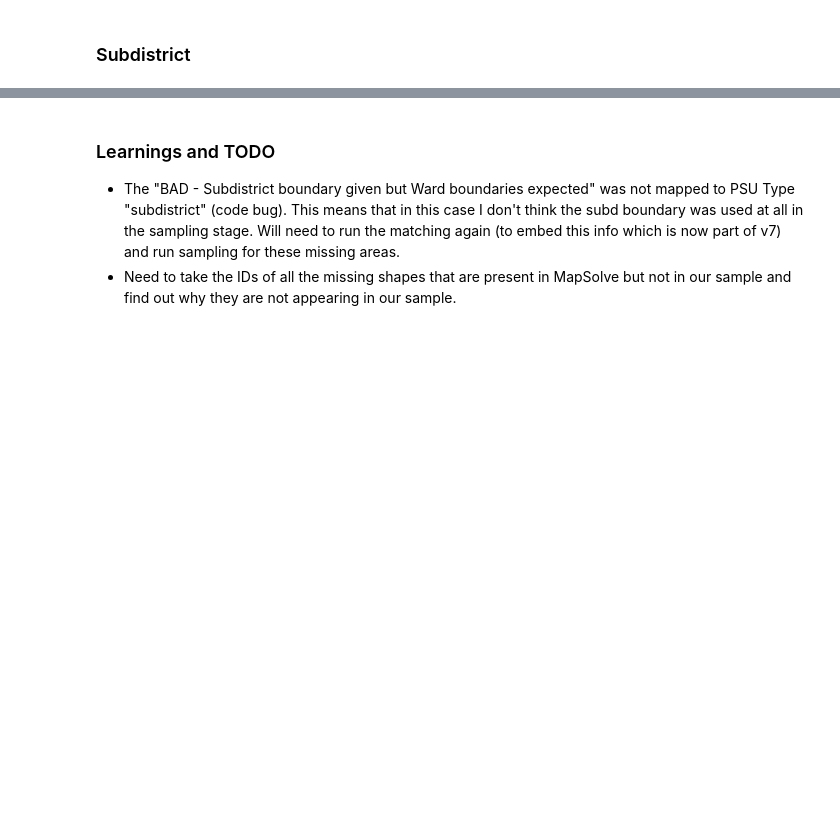
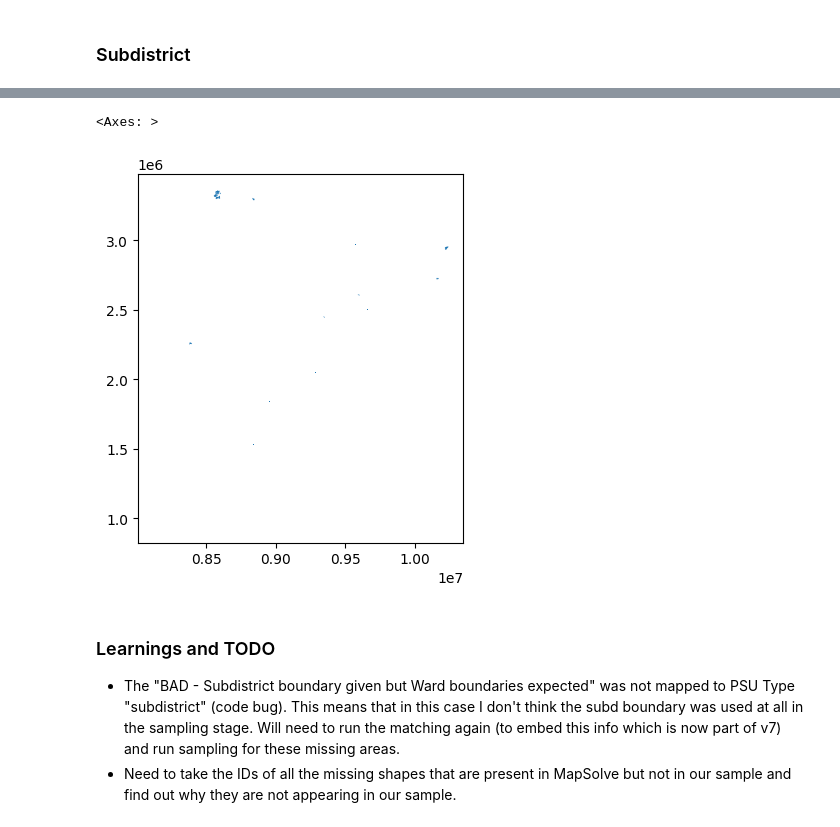
Before and after one commit to IDinsight/rooftop_sampling, a Jupyter notebook: IFS/boundary_quality_checks.ipynb, the cells around one changed output, grey strips where cells are left out. Drawn from its saved outputs; the diff is of its cells as text; code cells hidden in the pictures; blank space fills up the shorter version.

```diff
--- a/IFS/boundary_quality_checks.ipynb
+++ b/IFS/boundary_quality_checks.ipynb
@@ -1020,0 +975,5 @@ with pd.ExcelWriter(CLEANED_DATA_DIR.parent.parent / "red_sample_dq_check_update
+# %%
+combined_missing_df = pd.concat(
+    [missing_ward_df, missing_tv_df, missing_subd_df],
+    ignore_index=True,
+)
@@ -1020,0 +1033,34 @@ with pd.ExcelWriter(CLEANED_DATA_DIR.parent.parent / "red_sample_dq_check_update
+# %%
+# Ward shapes
+leftout_wards_gdf = gdf.merge(
+    ward_missing_df,
+    left_on="PCA_ID",
+    right_on="pca_id",
+    how="inner",
+    suffixes=("", "_missing"),
+)
+
+# TV shapes
+leftout_tvs_gdf = gdf[gdf["Ward_C"].isnull() & gdf["TV_C"].notna()].merge(
+    tv_missing_df,
+    left_on="TV_C",
+    right_on="townvillage",
+    how="inner",
+    suffixes=("", "_missing"),
+)
+
+# Subdistrict shapes
+leftout_subd_gdf = gdf[
+    gdf["Ward_C"].isnull() & gdf["TV_C"].isnull() & gdf["SubDist_C"].notna()
+].merge(
+    subd_missing_df,
+    left_on="SubDist_C",
+    right_on="subdistrict",
+    how="inner",
+    suffixes=("", "_missing"),
+)
+# %%
+all_leftout_gdf_merge = pd.concat(
+    [leftout_wards_gdf, leftout_tvs_gdf, leftout_subd_gdf],
+    ignore_index=True,
+)
@@ -1020,0 +1092,5 @@ with pd.ExcelWriter(CLEANED_DATA_DIR.parent.parent / "red_sample_dq_check_update
+# %%
+all_leftout_gdf_merge.plot()
+# %% [output]
+<Axes: >
+[figure, added]
```
Also changed, not shown: parts of 64 cells of this notebook.
